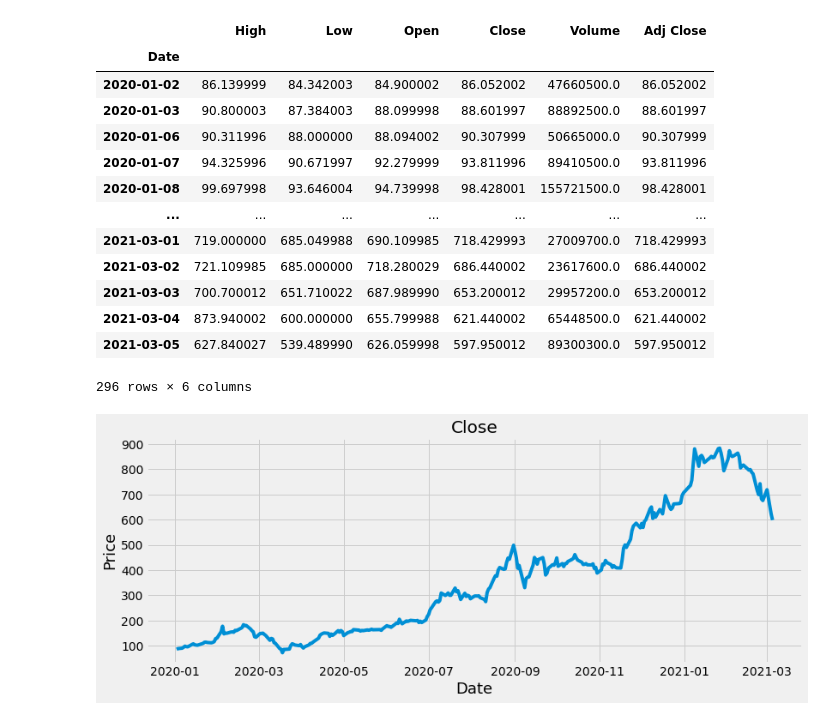
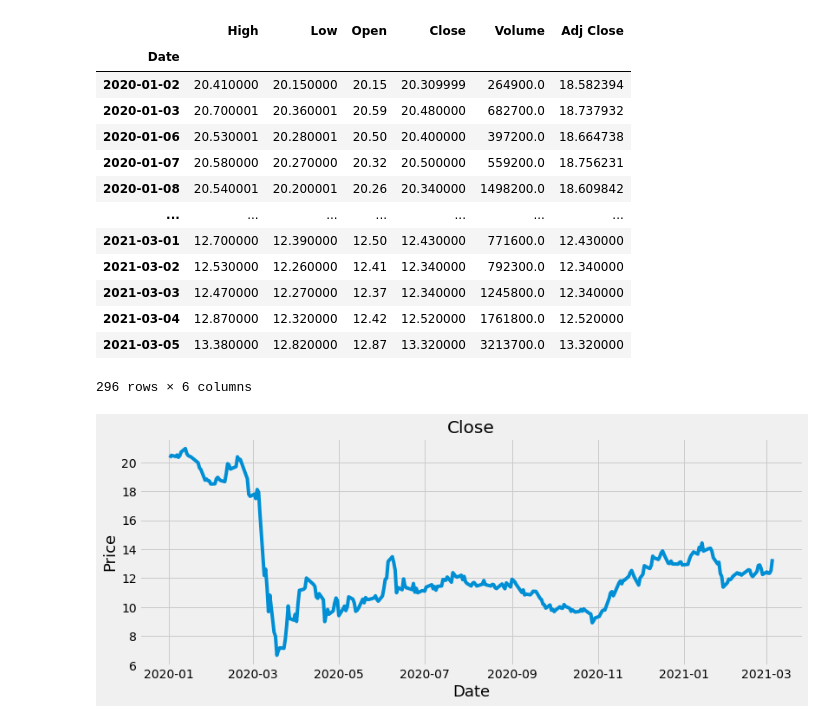
Before and after one commit to sergiocabrales/python, a Jupyter notebook: ThreeMovingAverages.ipynb, the cells around one changed output. Saved outputs shown, nothing was run; the diff lists cells and outputs as text; code cells hidden in the pictures.

```diff
--- a/ThreeMovingAverages.ipynb
+++ b/ThreeMovingAverages.ipynb
@@ -10,22 +10,22 @@ import matplotlib.pyplot as plt
 plt.style.use('fivethirtyeight')
 # %%
 # Get the stock quote
-df = web.DataReader('TSLA', data_source='yahoo',start='2020-01-01', end='2021-03-07')
+df = web.DataReader('EC', data_source='yahoo',start='2020-01-01', end='2021-03-07')
 df
 # %% [output]
 |  | High | Low | Open | Close | Volume | Adj Close |
 | Date |  |  |  |  |  |  |
-| 2020-01-02 | 86.139999 | 84.342003 | 84.900002 | 86.052002 | 47660500.0 | 86.052002 |
-| 2020-01-03 | 90.800003 | 87.384003 | 88.099998 | 88.601997 | 88892500.0 | 88.601997 |
-| 2020-01-06 | 90.311996 | 88.000000 | 88.094002 | 90.307999 | 50665000.0 | 90.307999 |
-| 2020-01-07 | 94.325996 | 90.671997 | 92.279999 | 93.811996 | 89410500.0 | 93.811996 |
-| 2020-01-08 | 99.697998 | 93.646004 | 94.739998 | 98.428001 | 155721500.0 | 98.428001 |
+| 2020-01-02 | 20.410000 | 20.150000 | 20.15 | 20.309999 | 264900.0 | 18.582394 |
+| 2020-01-03 | 20.700001 | 20.360001 | 20.59 | 20.480000 | 682700.0 | 18.737932 |
+| 2020-01-06 | 20.530001 | 20.280001 | 20.50 | 20.400000 | 397200.0 | 18.664738 |
+| 2020-01-07 | 20.580000 | 20.270000 | 20.32 | 20.500000 | 559200.0 | 18.756231 |
+| 2020-01-08 | 20.540001 | 20.200001 | 20.26 | 20.340000 | 1498200.0 | 18.609842 |
 | ... | ... | ... | ... | ... | ... | ... |
-| 2021-03-01 | 719.000000 | 685.049988 | 690.109985 | 718.429993 | 27009700.0 | 718.429993 |
-| 2021-03-02 | 721.109985 | 685.000000 | 718.280029 | 686.440002 | 23617600.0 | 686.440002 |
-| 2021-03-03 | 700.700012 | 651.710022 | 687.989990 | 653.200012 | 29957200.0 | 653.200012 |
-| 2021-03-04 | 873.940002 | 600.000000 | 655.799988 | 621.440002 | 65448500.0 | 621.440002 |
-| 2021-03-05 | 627.840027 | 539.489990 | 626.059998 | 597.950012 | 89300300.0 | 597.950012 |
+| 2021-03-01 | 12.700000 | 12.390000 | 12.50 | 12.430000 | 771600.0 | 12.430000 |
+| 2021-03-02 | 12.530000 | 12.260000 | 12.41 | 12.340000 | 792300.0 | 12.340000 |
+| 2021-03-03 | 12.470000 | 12.270000 | 12.37 | 12.340000 | 1245800.0 | 12.340000 |
+| 2021-03-04 | 12.870000 | 12.320000 | 12.42 | 12.520000 | 1761800.0 | 12.520000 |
+| 2021-03-05 | 13.380000 | 12.820000 | 12.87 | 13.320000 | 3213700.0 | 13.320000 |
 296 rows × 6 columns
 # %%
 # Visually show the Adj Close
@@ -36,7 +36,7 @@ plt.xlabel('Date', fontsize=18)
 plt.ylabel('Price', fontsize=18)
 plt.show()
 # %% [output]
-[figure, old version]
+[figure, new version]
 # %%
 # Calculate the three moving averages
 #Calculate ther Short / Fast exponential moving average
```
Also changed, not shown: parts of 5 cells of this notebook.
